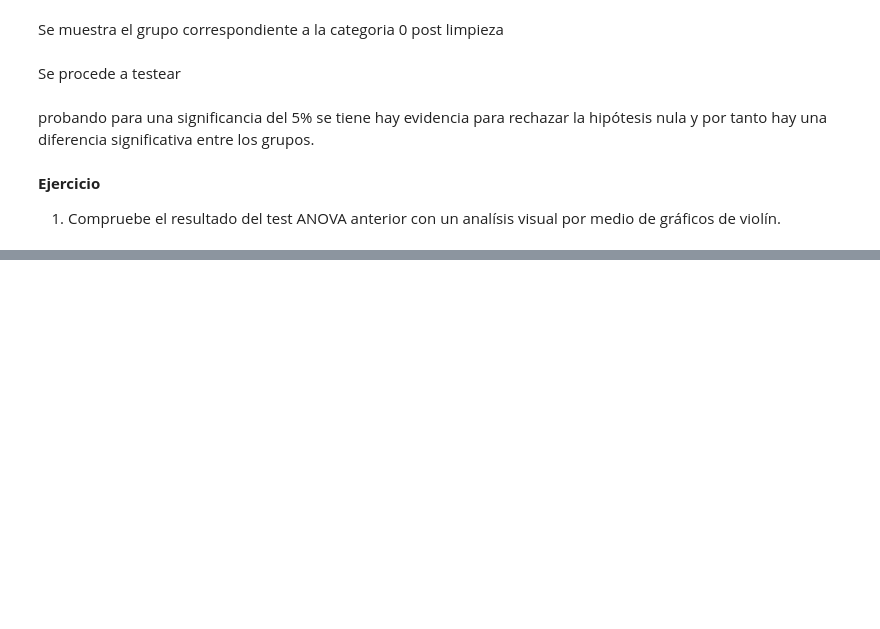
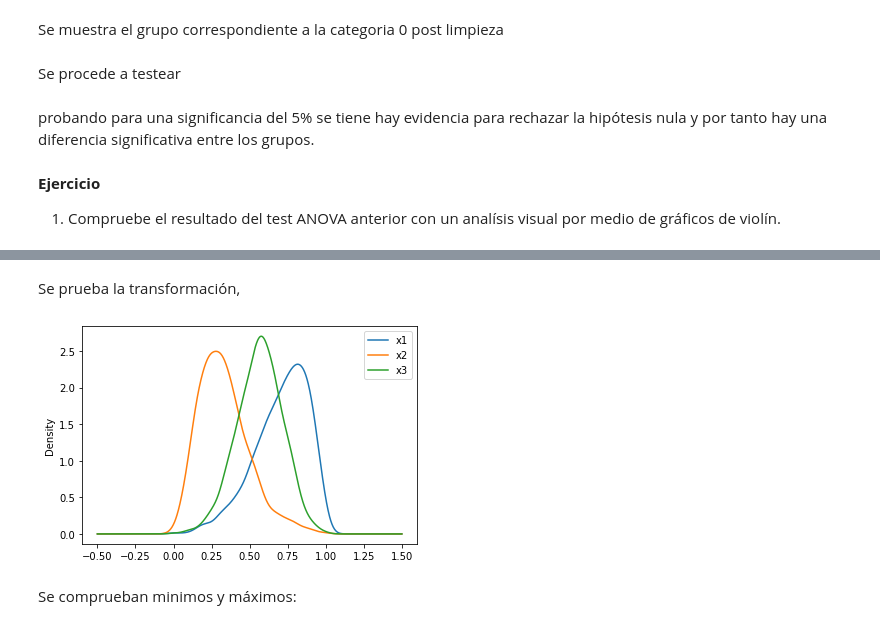
Before and after one commit to NicoCaro/DataScienceLab, a Jupyter notebook: S5/c9 EDA - clean .ipynb, the cells around one changed output, grey strips where cells are left out. Cells and saved outputs as stored; diff of their text form; code cells hidden in the pictures; blank space fills up the shorter version.

```diff
--- a/S5/c9 EDA - clean .ipynb
+++ b/S5/c9 EDA - clean .ipynb
@@ -671,0 +832,11 @@ Si los investigadores relacionan los valores del *índice de salud* con la proba
+# %%
+def scaler_test(df, scaler, dat=False):
+    ''' Simplifica el proceso de testear transformadores de datos.'''
+
+    data = df.copy()
+    data = scaler.fit_transform(data)
+    data = pd.DataFrame(data, columns=df.columns)
+    data.plot.kde()
+
+    if dat:
+        return data
@@ -671,0 +872,9 @@ Si los investigadores relacionan los valores del *índice de salud* con la proba
+# %% [markdown]
+Se prueba la transformación,
+# %%
+scaler = MinMaxScaler()
+data = scaler_test(df_0, scaler, dat=True)
+# %% [output]
+[figure, added]
+# %% [markdown]
+Se comprueban minimos y máximos:
```
Also changed, not shown: parts of 58 cells of this notebook.
